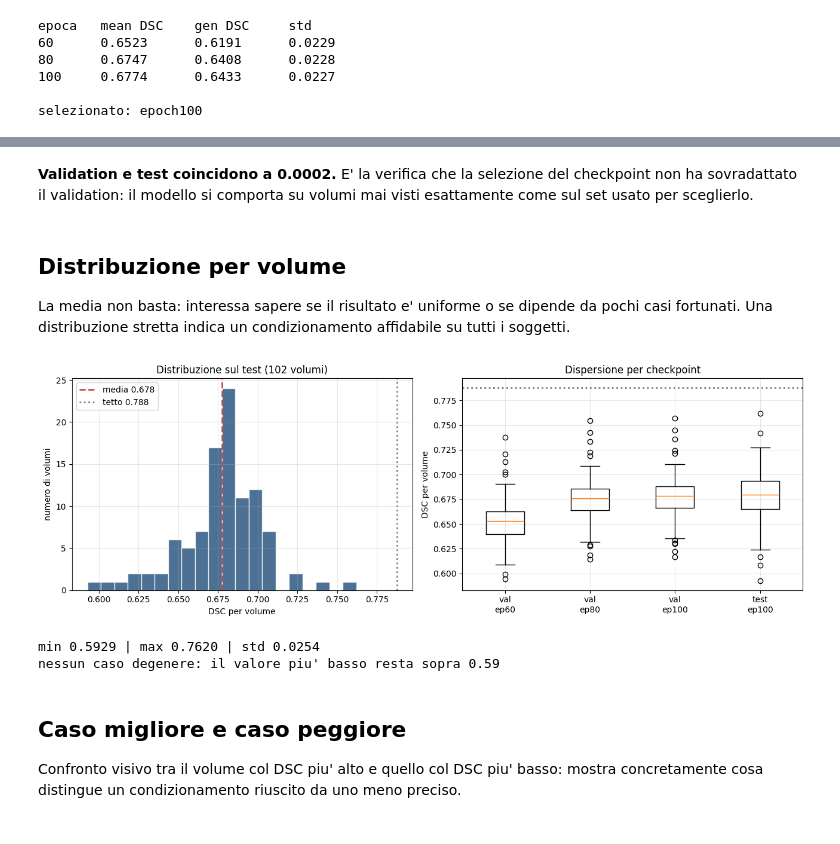
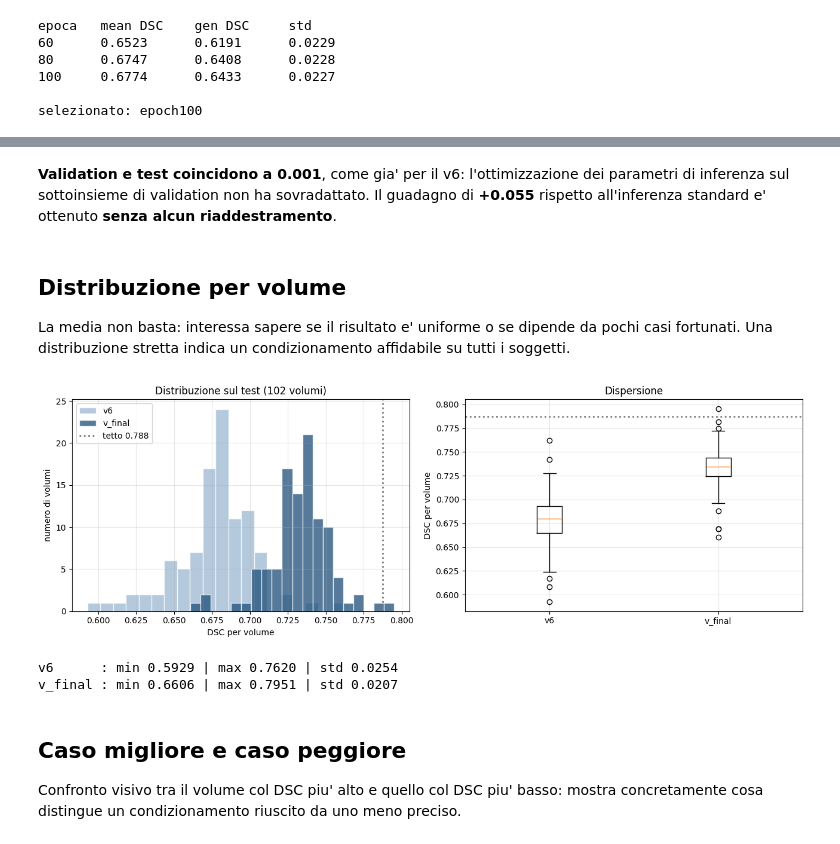
Before and after one commit to DanieleSchingaro/3DLDM_Schingaro, a Jupyter notebook: notebooks/06_controlnet_evaluation.ipynb, the cells around one changed output, grey strips where cells are left out. Saved outputs shown, nothing was run; the diff lists cells and outputs as text; code cells hidden in the pictures.

```diff
--- a/notebooks/06_controlnet_evaluation.ipynb
+++ b/notebooks/06_controlnet_evaluation.ipynb
@@ -18,15 +20,21 @@ import matplotlib.pyplot as plt
 
 METRICS="../outputs/metrics"
 
-def load_dsc(tag):
-    with open(f"{METRICS}/dsc_{tag}.json") as f:
+def load_json(name):
+    with open(f"{METRICS}/{name}.json") as f:
         return json.load(f)
 
-val={e:load_dsc(f"val_epoch{e}") for e in (60,80,100)}
-test=load_dsc("test_epoch100")
-tetto=load_dsc("tetto_clean")
+#selezione del checkpoint (inferenza standard, cond_scale=1.0)
+val={e:load_json(f"dsc_val_epoch{e}") for e in (60,80,100)}
+#configurazione finale
+val_fin=load_json("dsc_val_v_final")
+test_fin=load_json("dsc_test_v_final")
+test_v6=load_json("dsc_test_epoch100")
+tetto=load_json("dsc_tetto_clean")
 
-print(f"validation: {[ (e, round(d['mean_dsc'],4)) for e,d in val.items() ]}")
-print(f"test:       {round(test['mean_dsc'],4)}  (n={test['n_pairs']})")
-print(f"tetto:      {round(tetto['mean_dsc'],4)}  (n={tetto['n_pairs']})")
+print(f"selezione checkpoint : {[(e, round(d['mean_dsc'],4)) for e,d in val.items()]}")
+print(f"v6  test  (baseline) : {test_v6['mean_dsc']:.4f}")
+print(f"v_final validation   : {val_fin['mean_dsc']:.4f}")
+print(f"v_final test         : {test_fin['mean_dsc']:.4f}")
+print(f"tetto della pipeline : {tetto['mean_dsc']:.4f}")
 # %% [output]
@@ -126,35 +244,35 @@ scarto validation-test: 0.0002  -> nessun overfitting sulla selezione
-# %% [markdown]
-**Validation e test coincidono a 0.0002.** E' la verifica che la selezione del checkpoint
-non ha sovradattato il validation: il modello si comporta su volumi mai visti esattamente
-come sul set usato per sceglierlo.
+# %% [markdown]
+**Validation e test coincidono a 0.001**, come gia' per il v6: l'ottimizzazione dei parametri
+di inferenza sul sottoinsieme di validation non ha sovradattato. Il guadagno di **+0.055**
+rispetto all'inferenza standard e' ottenuto **senza alcun riaddestramento**.
 # %% [markdown]
 ## Distribuzione per volume
 
 La media non basta: interessa sapere se il risultato e' uniforme o se dipende da pochi casi
 fortunati. Una distribuzione stretta indica un condizionamento affidabile su tutti i soggetti.
 # %%
-scores=np.array(list(test["per_volume"].values()))
+scores=np.array(list(test_fin["per_volume"].values()))
+scores_v6=np.array(list(test_v6["per_volume"].values()))
 
 fig, axes=plt.subplots(1, 2, figsize=(13,4.5))
-axes[0].hist(scores, bins=20, color="#1f4e79", alpha=0.8, edgecolor="white")
-axes[0].axvline(scores.mean(), color="#c0504d", ls="--", lw=2, label=f"media {scores.mean():.3f}")
+axes[0].hist(scores_v6, bins=20, color="#9db8d2", alpha=0.75, edgecolor="white", label="v6")
+axes[0].hist(scores, bins=20, color="#1f4e79", alpha=0.75, edgecolor="white", label="v_final")
 axes[0].axvline(tetto["mean_dsc"], color="#7f7f7f", ls=":", lw=2, label=f"tetto {tetto['mean_dsc']:.3f}")
 axes[0].set_xlabel("DSC per volume"); axes[0].set_ylabel("numero di volumi")
 axes[0].set_title("Distribuzione sul test (102 volumi)"); axes[0].legend(); axes[0].grid(alpha=0.3)
 
-axes[1].boxplot([ [v for v in val[e]["per_volume"].values()] for e in epochs ]
-                + [scores], labels=[f"val\nep{e}" for e in epochs]+["test\nep100"])
+axes[1].boxplot([scores_v6, scores], labels=["v6","v_final"])
 axes[1].axhline(tetto["mean_dsc"], color="#7f7f7f", ls=":", lw=2)
-axes[1].set_ylabel("DSC per volume"); axes[1].set_title("Dispersione per checkpoint")
+axes[1].set_ylabel("DSC per volume"); axes[1].set_title("Dispersione")
 axes[1].grid(alpha=0.3)
 plt.tight_layout(); plt.show()
 
-print(f"min {scores.min():.4f} | max {scores.max():.4f} | std {scores.std():.4f}")
-print("nessun caso degenere: il valore piu' basso resta sopra 0.59")
+print(f"v6      : min {scores_v6.min():.4f} | max {scores_v6.max():.4f} | std {scores_v6.std():.4f}")
+print(f"v_final : min {scores.min():.4f} | max {scores.max():.4f} | std {scores.std():.4f}")
 # %% [output]
-[figure, old version]
+[figure, new version]
-min 0.5929 | max 0.7620 | std 0.0254
-nessun caso degenere: il valore piu' basso resta sopra 0.59
+v6      : min 0.5929 | max 0.7620 | std 0.0254
+v_final : min 0.6606 | max 0.7951 | std 0.0207
 # %% [markdown]
 ## Caso migliore e caso peggiore
 
```
Also changed, not shown: parts of 18 cells of this notebook, 2 other files.
